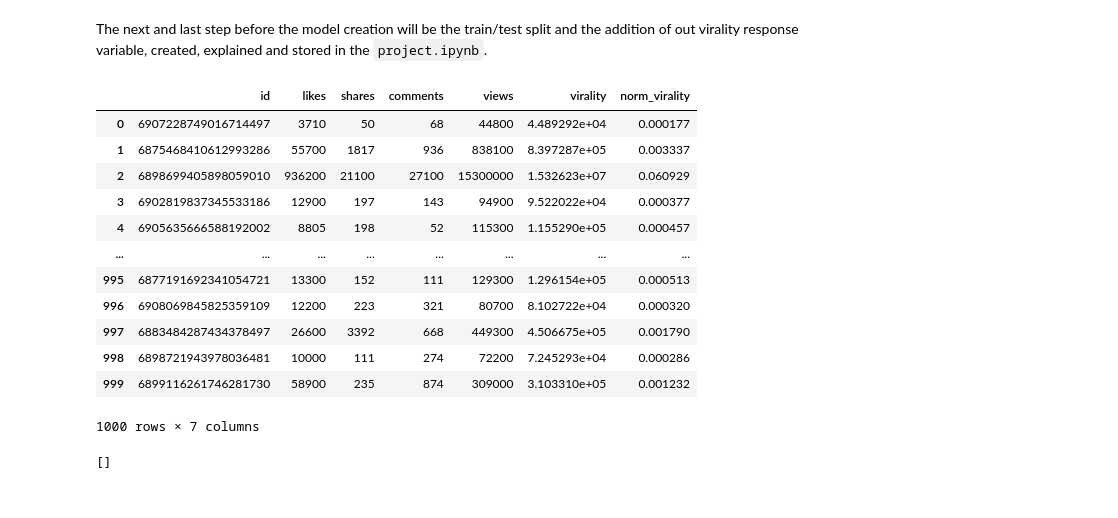
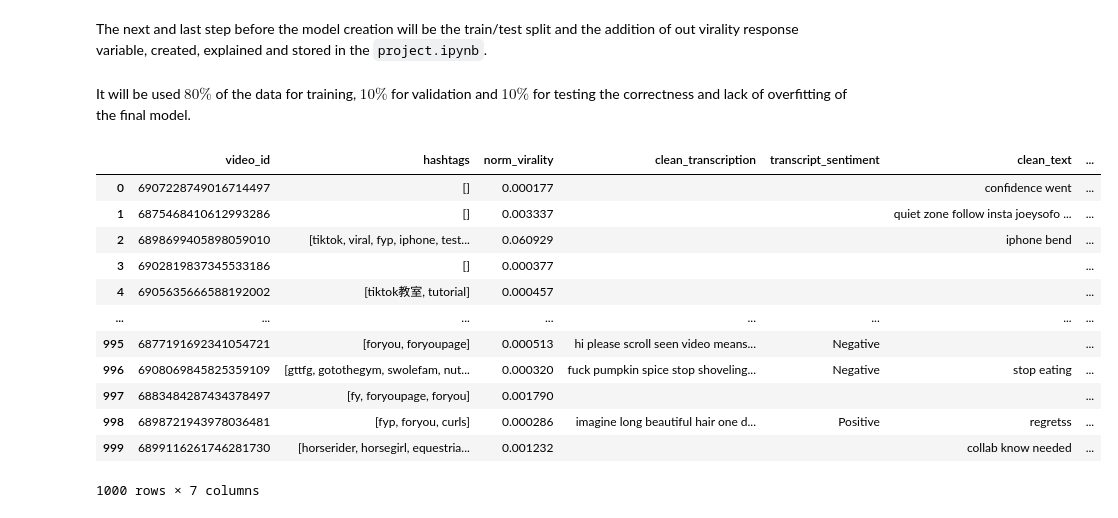
Before and after one commit to juanls1/TikTok-Virality-Predictor, a Jupyter notebook: src/text/text_study.ipynb, the cells around one changed output. Cells and saved outputs as stored; diff of their text form; code cells hidden in the pictures.

Commit message:
final text preprocessing

```diff
--- a/src/text/text_study.ipynb
+++ b/src/text/text_study.ipynb
@@ -270,53 +270,55 @@ Finally, it's normal for the sentiments of a video's transcription and caption t
 ### Train/Test split
 # %% [markdown]
 The next and last step before the model creation will be the train/test split and the addition of out virality response variable, created, explained and stored in the ``project.ipynb``.
+# %% [markdown]
+It will be used **$80\%$** of the data for training, **$10\%$** for validation and **$10\%$** for testing the correctness and lack of overfitting of the final model.
 # %%
 import pandas as pd
 from sklearn.model_selection import train_test_split
 
 csv_path = os.path.join(root_dir, csv_file)
 
 df_virality = pd.read_csv(csv_path)
 
 data = []
 
 for video_id, info in video_data.items():
     virality_info = df_virality[df_virality['id'] == int(video_id)]
     if not virality_info.empty:
         combined_info = {
             'video_id': video_id,
-            'transcription': info['transcription'],
-            'text': info['text'],
             'hashtags': info['hashtags'],
             'norm_virality': virality_info['norm_virality'].values[0]  # Add norm_virality from the DataFrame
         }
-        if combined_info['transcription']:
+        if info['transcription']:
             combined_info['clean_transcription'] = info['clean_transcription']
             combined_info['transcript_sentiment'] = info['transcript_sentiment']
-        if combined_info['text']:
+        else:
+            combined_info['clean_transcription'] = ''
+            combined_info['transcript_sentiment'] = ''
+        if info['text']:
             combined_info['clean_text'] = info['clean_text']
             combined_info['text_sentiment'] = info['text_sentiment']
-        data.append(combined_info) if video_id in df_virality['id'].values else print(f" )
+        else:
+            combined_info['clean_text'] = ''
+            combined_info['text_sentiment'] = ''
+        data.append(combined_info) if int(video_id) in df_virality['id'].values else print(f"Video {video_id} not in virality data")
 
 df = pd.DataFrame(data)
+
+df
+# %% [output]
+|  | video_id | hashtags | norm_virality | clean_transcription | transcript_sentiment | clean_text | ... |
+| 0 | 6907228749016714497 | [] | 0.000177 |  |  | confidence went | ... |
+| 1 | 6875468410612993286 | [] | 0.003337 |  |  | quiet zone follow insta joeysofo ... | ... |
+| 2 | 6898699405898059010 | [tiktok, viral, fyp, iphone, test... | 0.060929 |  |  | iphone bend | ... |
+| 3 | 6902819837345533186 | [] | 0.000377 |  |  |  | ... |
+| 4 | 6905635666588192002 | [tiktok教室, tutorial] | 0.000457 |  |  |  | ... |
+| ... | ... | ... | ... | ... | ... | ... | ... |
+| 995 | 6877191692341054721 | [foryou, foryoupage] | 0.000513 | hi please scroll seen video means... | Negative |  | ... |
+| 996 | 6908069845825359109 | [gttfg, gotothegym, swolefam, nut... | 0.000320 | fuck pumpkin spice stop shoveling... | Negative | stop eating | ... |
+| 997 | 6883484287434378497 | [fy, foryoupage, foryou] | 0.001790 |  |  |  | ... |
+| 998 | 6898721943978036481 | [fyp, foryou, curls] | 0.000286 | imagine long beautiful hair one d... | Positive | regretss | ... |
+| 999 | 6899116261746281730 | [horserider, horsegirl, equestria... | 0.001232 |  |  | collab know needed | ... |
+1000 rows × 7 columns
-# %%
-df_virality
-# %% [output]
-|  | id | likes | shares | comments | views | virality | norm_virality |
-| 0 | 6907228749016714497 | 3710 | 50 | 68 | 44800 | 4.489292e+04 | 0.000177 |
-| 1 | 6875468410612993286 | 55700 | 1817 | 936 | 838100 | 8.397287e+05 | 0.003337 |
-| 2 | 6898699405898059010 | 936200 | 21100 | 27100 | 15300000 | 1.532623e+07 | 0.060929 |
-| 3 | 6902819837345533186 | 12900 | 197 | 143 | 94900 | 9.522022e+04 | 0.000377 |
-| 4 | 6905635666588192002 | 8805 | 198 | 52 | 115300 | 1.155290e+05 | 0.000457 |
-| ... | ... | ... | ... | ... | ... | ... | ... |
-| 995 | 6877191692341054721 | 13300 | 152 | 111 | 129300 | 1.296154e+05 | 0.000513 |
-| 996 | 6908069845825359109 | 12200 | 223 | 321 | 80700 | 8.102722e+04 | 0.000320 |
-| 997 | 6883484287434378497 | 26600 | 3392 | 668 | 449300 | 4.506675e+05 | 0.001790 |
-| 998 | 6898721943978036481 | 10000 | 111 | 274 | 72200 | 7.245293e+04 | 0.000286 |
-| 999 | 6899116261746281730 | 58900 | 235 | 874 | 309000 | 3.103310e+05 | 0.001232 |
-1000 rows × 7 columns
-# %%
-data
-# %% [output]
-[]
 # %%
```
Also changed, not shown: parts of 4 cells of this notebook.
